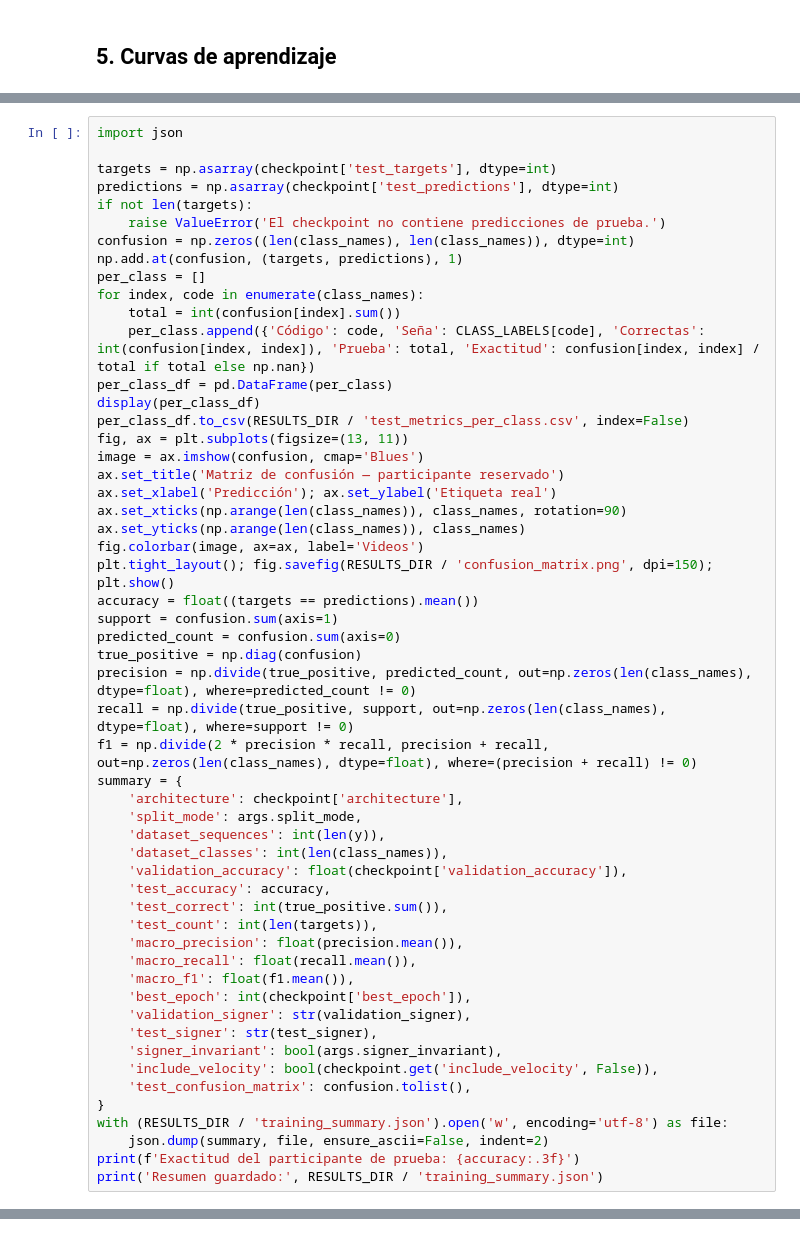
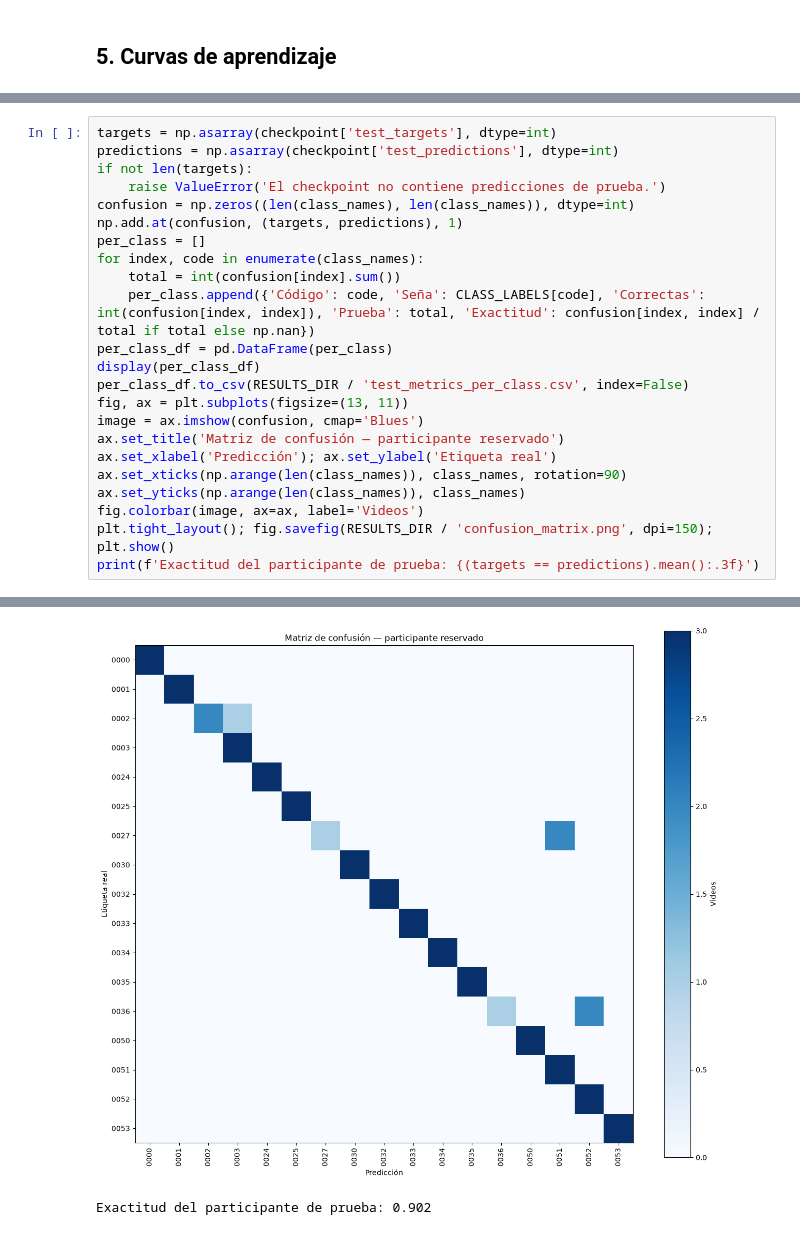
Before and after one commit to LauraRosas10/Reconocimiento-del-Lenguaje-de-Se-as-Colombiano, a Jupyter notebook: FASE 2/notebooks/entrenamiento_datasets_combinados.ipynb, the cells around one changed output, grey strips where cells are left out. Drawn from its saved outputs; the diff is of its cells as text.

Commit message:
Notebook: Entrenamiento y resultados

```diff
--- a/FASE 2/notebooks/entrenamiento_datasets_combinados.ipynb
+++ b/FASE 2/notebooks/entrenamiento_datasets_combinados.ipynb
@@ -244,6 +348,4 @@ Las predicciones guardadas corresponden únicamente al participante reservado pa
 # %%
-import json
-
 targets = np.asarray(checkpoint['test_targets'], dtype=int)
 predictions = np.asarray(checkpoint['test_predictions'], dtype=int)
 if not len(targets):
@@ -265,33 +367,5 @@ ax.set_xticks(np.arange(len(class_names)), class_names, rotation=90)
 ax.set_yticks(np.arange(len(class_names)), class_names)
 fig.colorbar(image, ax=ax, label='Videos')
 plt.tight_layout(); fig.savefig(RESULTS_DIR / 'confusion_matrix.png', dpi=150); plt.show()
-accuracy = float((targets == predictions).mean())
-support = confusion.sum(axis=1)
-predicted_count = confusion.sum(axis=0)
-true_positive = np.diag(confusion)
-precision = np.divide(true_positive, predicted_count, out=np.zeros(len(class_names), dtype=float), where=predicted_count != 0)
-recall = np.divide(true_positive, support, out=np.zeros(len(class_names), dtype=float), where=support != 0)
-f1 = np.divide(2 * precision * recall, precision + recall, out=np.zeros(len(class_names), dtype=float), where=(precision + recall) != 0)
-summary = {
-    'architecture': checkpoint['architecture'],
-    'split_mode': args.split_mode,
-    'dataset_sequences': int(len(y)),
-    'dataset_classes': int(len(class_names)),
-    'validation_accuracy': float(checkpoint['validation_accuracy']),
-    'test_accuracy': accuracy,
-    'test_correct': int(true_positive.sum()),
-    'test_count': int(len(targets)),
-    'macro_precision': float(precision.mean()),
-    'macro_recall': float(recall.mean()),
-    'macro_f1': float(f1.mean()),
-    'best_epoch': int(checkpoint['best_epoch']),
-    'validation_signer': str(validation_signer),
-    'test_signer': str(test_signer),
-    'signer_invariant': bool(args.signer_invariant),
-    'include_velocity': bool(checkpoint.get('include_velocity', False)),
-    'test_confusion_matrix': confusion.tolist(),
-}
-with (RESULTS_DIR / 'training_summary.json').open('w', encoding='utf-8') as file:
-    json.dump(summary, file, ensure_ascii=False, indent=2)
-print(f'Exactitud del participante de prueba: {accuracy:.3f}')
-print('Resumen guardado:', RESULTS_DIR / 'training_summary.json')
+print(f'Exactitud del participante de prueba: {(targets == predictions).mean():.3f}')
+# %% [output]
@@ -297,0 +390,2 @@ print('Resumen guardado:', RESULTS_DIR / 'training_summary.json')
+[figure, added]
+Exactitud del participante de prueba: 0.902
```
Also changed, not shown: parts of 23 cells of this notebook.
